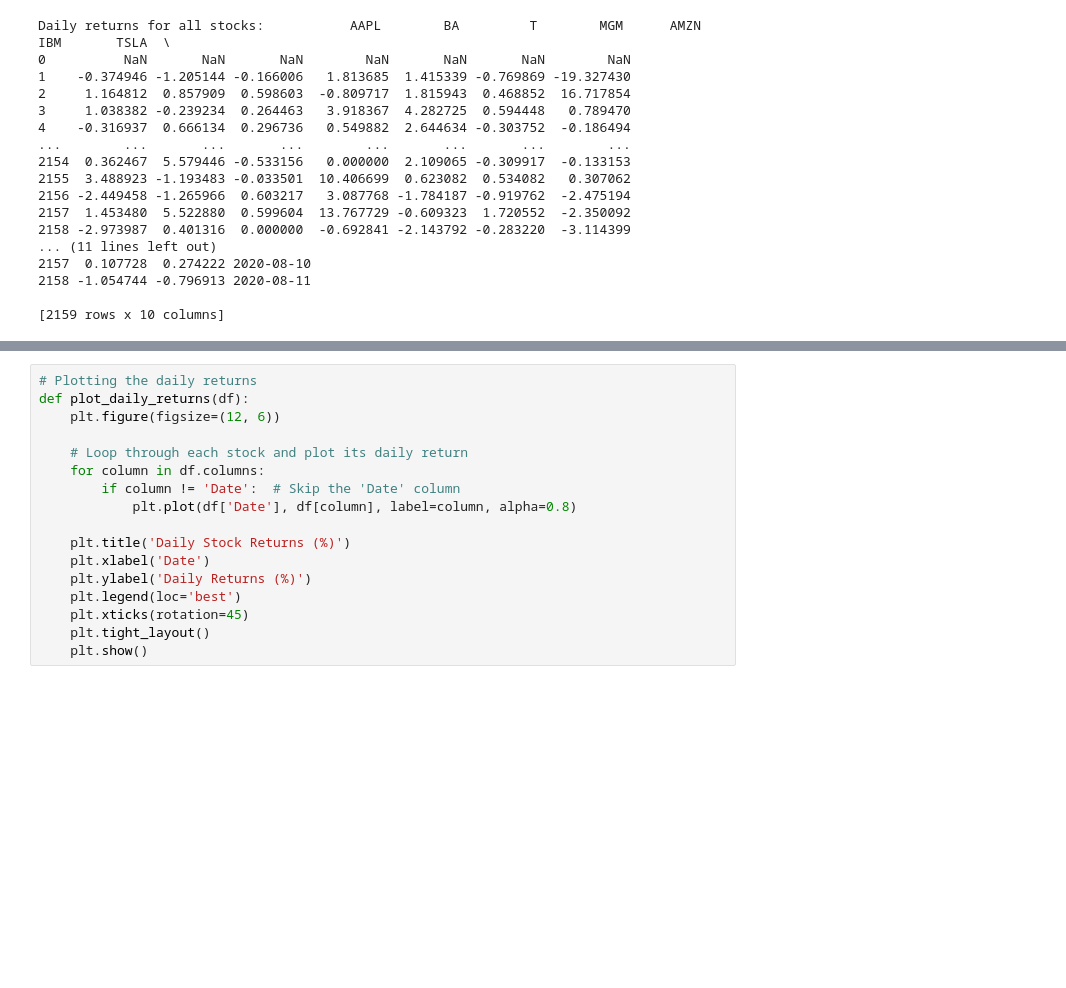
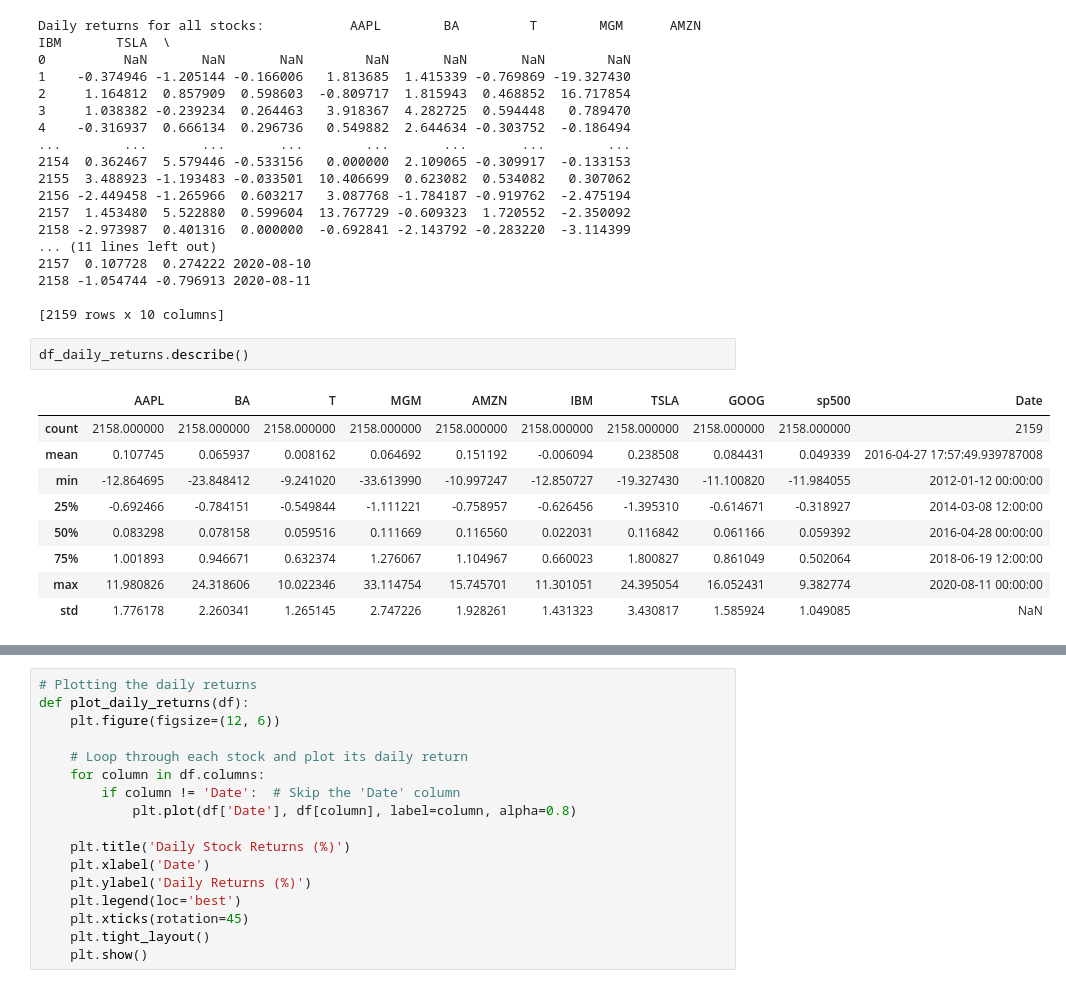
Before and after one commit to bubuzhang2002/Finance-with-Big-Data-PC-labs, a Jupyter notebook: PC labs/PC lab1.ipynb, the cells around one changed output, grey strips where cells are left out. Cells and saved outputs as stored; diff of their text form; blank space fills up the shorter version.

```diff
--- a/PC labs/PC lab1.ipynb
+++ b/PC labs/PC lab1.ipynb
@@ -343,3 +361,15 @@ Daily returns for all stocks:           AAPL        BA         T        MGM
 2158 -1.054744 -0.796913 2020-08-11
 
 [2159 rows x 10 columns]
+# %%
+df_daily_returns.describe()
+# %% [output]
+|  | AAPL | BA | T | MGM | AMZN | IBM | TSLA | GOOG | sp500 | Date |
+| count | 2158.000000 | 2158.000000 | 2158.000000 | 2158.000000 | 2158.000000 | 2158.000000 | 2158.000000 | 2158.000000 | 2158.000000 | 2159 |
+| mean | 0.107745 | 0.065937 | 0.008162 | 0.064692 | 0.151192 | -0.006094 | 0.238508 | 0.084431 | 0.049339 | 2016-04-27 17:57:49.939787008 |
+| min | -12.864695 | -23.848412 | -9.241020 | -33.613990 | -10.997247 | -12.850727 | -19.327430 | -11.100820 | -11.984055 | 2012-01-12 00:00:00 |
+| 25% | -0.692466 | -0.784151 | -0.549844 | -1.111221 | -0.758957 | -0.626456 | -1.395310 | -0.614671 | -0.318927 | 2014-03-08 12:00:00 |
+| 50% | 0.083298 | 0.078158 | 0.059516 | 0.111669 | 0.116560 | 0.022031 | 0.116842 | 0.061166 | 0.059392 | 2016-04-28 00:00:00 |
+| 75% | 1.001893 | 0.946671 | 0.632374 | 1.276067 | 1.104967 | 0.660023 | 1.800827 | 0.861049 | 0.502064 | 2018-06-19 12:00:00 |
+| max | 11.980826 | 24.318606 | 10.022346 | 33.114754 | 15.745701 | 11.301051 | 24.395054 | 16.052431 | 9.382774 | 2020-08-11 00:00:00 |
+| std | 1.776178 | 2.260341 | 1.265145 | 2.747226 | 1.928261 | 1.431323 | 3.430817 | 1.585924 | 1.049085 | NaN |
```
Also changed, not shown: parts of 15 cells of this notebook.
